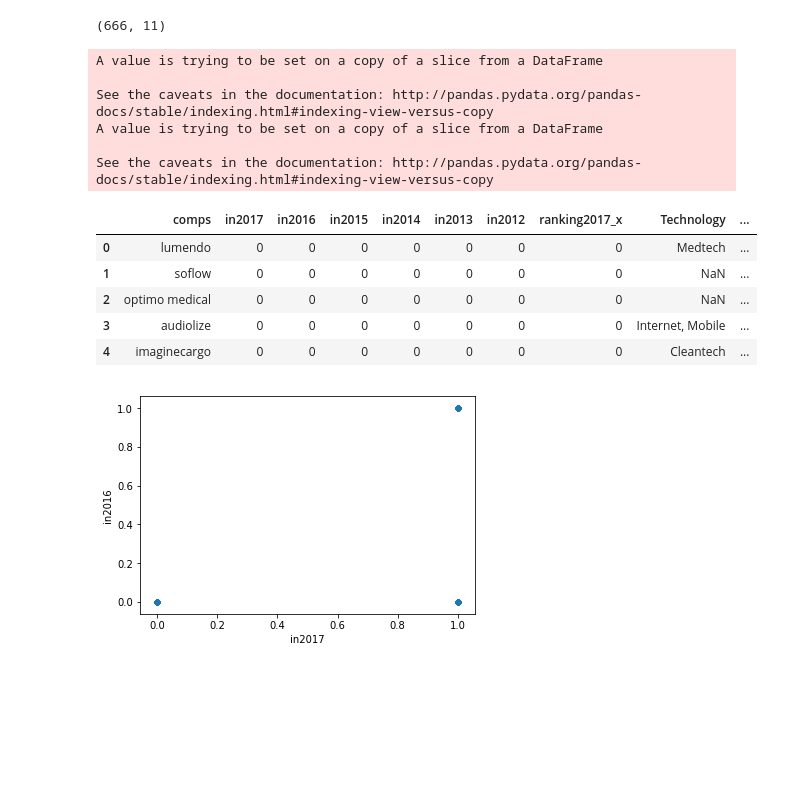
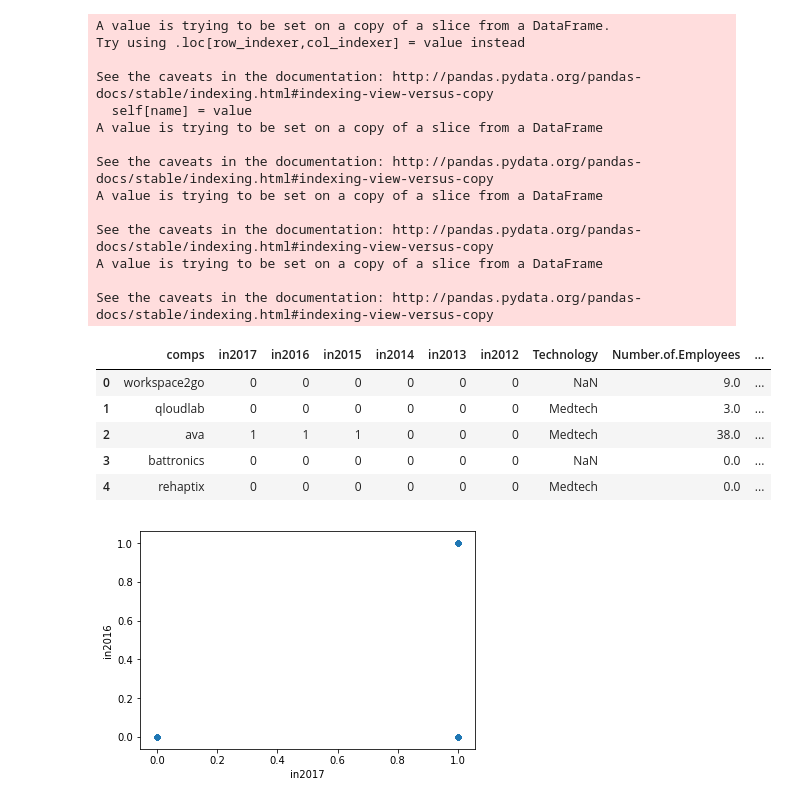
Before and after one commit to urchuegu/hacknlead_swisscom, a Jupyter notebook: hacknlead_swisscom_ranking.ipynb, the cells around one changed output. Drawn from its saved outputs; the diff is of its cells as text; code cells hidden in the pictures; blank space fills up the shorter version.

```diff
--- a/hacknlead_swisscom_ranking.ipynb
+++ b/hacknlead_swisscom_ranking.ipynb
@@ -21,34 +21,50 @@ all_year_ranking = pd.read_csv('data/ranked_per_year.csv')
 # %%
 all_satrtup['in2017']= all_satrtup.comps.isin(topRanking.comps) *1
 all_satrtup['in2016']=all_satrtup.comps.isin(history_rank.comps[~history_rank.X2016.isnull()]) *1
 all_satrtup['in2015']=all_satrtup.comps.isin(history_rank.comps[~history_rank.X2015.isnull()]) *1
 all_satrtup['in2014']=all_satrtup.comps.isin(history_rank.comps[~history_rank.X2014.isnull()]) *1
 all_satrtup['in2013']=all_satrtup.comps.isin(history_rank.comps[~history_rank.X2013.isnull()]) *1
 all_satrtup['in2012']=all_satrtup.comps.isin(history_rank.comps[~history_rank.X2012.isnull()]) *1
 mydata = pd.merge(all_satrtup,all_startup_info.iloc[:,[12,7,8,9]],on='comps')
-print mydata.shape
-mydata  = pd.merge(mydata,topRanking,on='comps',how='left')
+
 mydata['age'] =(pd.Timestamp(DT.datetime.now())- pd.to_datetime(mydata['Incorporation.Date'])).astype('<m8[Y]')
 mydata[mydata.age<0].age = 0
 mydata.drop('Incorporation.Date',axis=1,inplace=True)
 mydata['Number.of.Employees'][mydata['Number.of.Employees'].isnull()]=0
+
+mydata = pd.merge(mydata,all_year_ranking[['comps','raised_amount_usd']],how='left',on='comps')
+mydata['raised_amount_usd'][mydata['raised_amount_usd'].isnull()]=0
+mydata.head()
+
 mydata =mydata.sample(frac=1).reset_index(drop=True)
-mydata['ranking2017_y'][mydata['ranking2017_y'].isnull()] =0
+
+
+
+mydata  = pd.merge(mydata,topRanking,on='comps',how='left')
+mydata['ranking2017'][mydata['ranking2017'].isnull()] =0
+
 mydata.head()
 # %% [output]
-(666, 11)
+A value is trying to be set on a copy of a slice from a DataFrame.
+Try using .loc[row_indexer,col_indexer] = value instead
+
+See the caveats in the documentation: http://pandas.pydata.org/pandas-docs/stable/indexing.html#indexing-view-versus-copy
+  self[name] = value
+A value is trying to be set on a copy of a slice from a DataFrame
+
+See the caveats in the documentation: http://pandas.pydata.org/pandas-docs/stable/indexing.html#indexing-view-versus-copy
+A value is trying to be set on a copy of a slice from a DataFrame
+
+See the caveats in the documentation: http://pandas.pydata.org/pandas-docs/stable/indexing.html#indexing-view-versus-copy
+A value is trying to be set on a copy of a slice from a DataFrame
+
+See the caveats in the documentation: http://pandas.pydata.org/pandas-docs/stable/indexing.html#indexing-view-versus-copy
-A value is trying to be set on a copy of a slice from a DataFrame
-
-See the caveats in the documentation: http://pandas.pydata.org/pandas-docs/stable/indexing.html#indexing-view-versus-copy
-A value is trying to be set on a copy of a slice from a DataFrame
-
-See the caveats in the documentation: http://pandas.pydata.org/pandas-docs/stable/indexing.html#indexing-view-versus-copy
-|  | comps | in2017 | in2016 | in2015 | in2014 | in2013 | in2012 | ranking2017_x | Technology | ... |
-| 0 | lumendo | 0 | 0 | 0 | 0 | 0 | 0 | 0 | Medtech | ... |
-| 1 | soflow | 0 | 0 | 0 | 0 | 0 | 0 | 0 | NaN | ... |
-| 2 | optimo medical | 0 | 0 | 0 | 0 | 0 | 0 | 0 | NaN | ... |
-| 3 | audiolize | 0 | 0 | 0 | 0 | 0 | 0 | 0 | Internet, Mobile | ... |
-| 4 | imaginecargo | 0 | 0 | 0 | 0 | 0 | 0 | 0 | Cleantech | ... |
+|  | comps | in2017 | in2016 | in2015 | in2014 | in2013 | in2012 | Technology | Number.of.Employees | ... |
+| 0 | workspace2go | 0 | 0 | 0 | 0 | 0 | 0 | NaN | 9.0 | ... |
+| 1 | qloudlab | 0 | 0 | 0 | 0 | 0 | 0 | Medtech | 3.0 | ... |
+| 2 | ava | 1 | 1 | 1 | 0 | 0 | 0 | Medtech | 38.0 | ... |
+| 3 | battronics | 0 | 0 | 0 | 0 | 0 | 0 | NaN | 0.0 | ... |
+| 4 | rehaptix | 0 | 0 | 0 | 0 | 0 | 0 | Medtech | 0.0 | ... |
 # %%
 mydata.plot.scatter('in2017','in2016',)
 plt.show()
```
Also changed, not shown: parts of 5 cells of this notebook.
